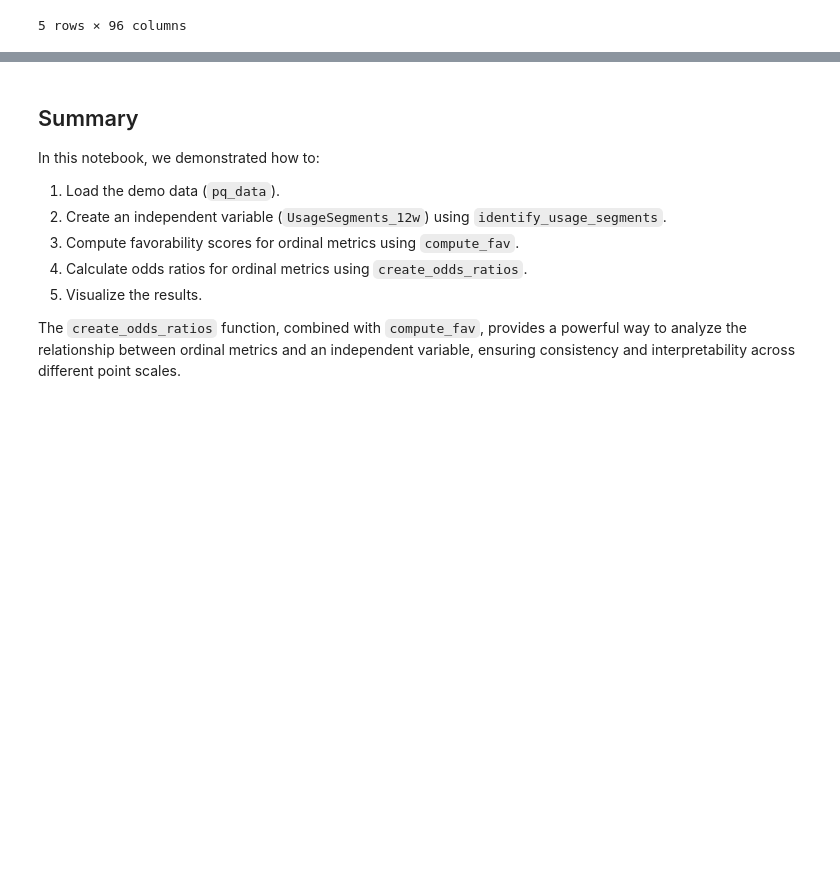
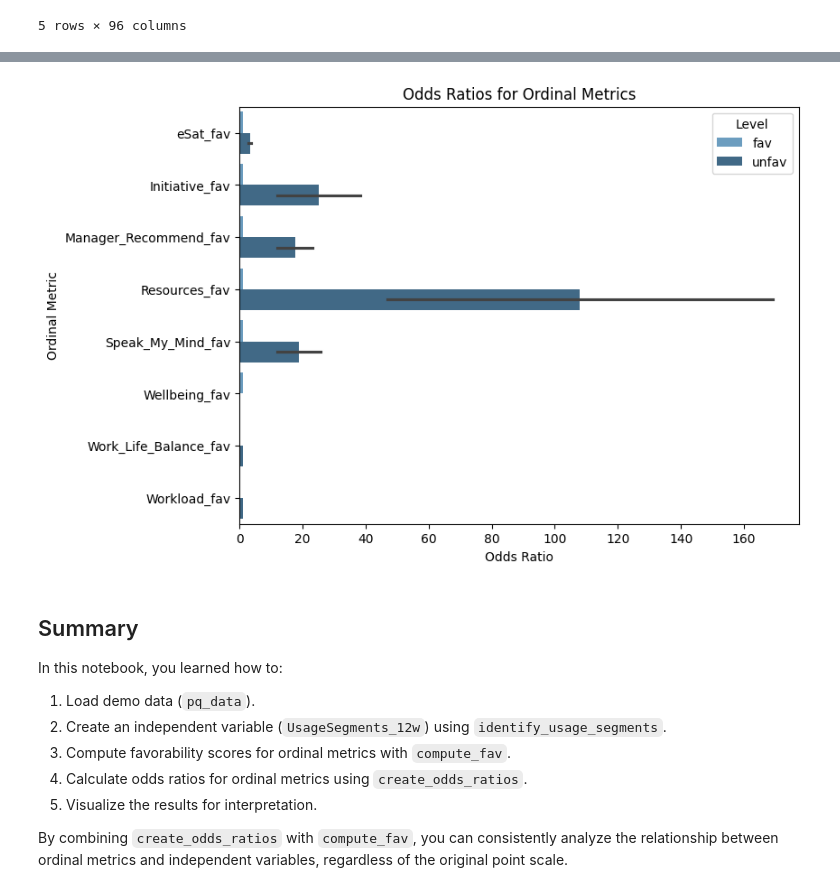
Before and after one commit to microsoft/vivainsights-py, a Jupyter notebook: docs/demo-create_odds_ratios.ipynb, the cells around one changed output, grey strips where cells are left out. Cells and saved outputs as stored; diff of their text form; code cells hidden in the pictures; blank space fills up the shorter version.

```diff
--- a/docs/demo-create_odds_ratios.ipynb
+++ b/docs/demo-create_odds_ratios.ipynb
@@ -162,16 +195,15 @@ The independent variable will be `UsageSegments_12w`.
 # %%
-# Reference the _100 versions of ordinal metrics
-ordinal_metrics_100 = [f"{metric}_100" for metric in ordinal_metrics]
+# Define ordinal metrics with '_fav' suffix
+ordinal_metrics_fav = [f"{metric}_fav" for metric in ordinal_metrics]
 
 # Calculate odds ratios
-odds_ratios_table = vi.create_odds_ratios(
+odds_ratios_table_fav = vi.create_odds_ratios(
     data=usage_segments_data,
-    ord_metrics=ordinal_metrics_100, # Using the _100 versions
+    ord_metrics=ordinal_metrics_fav,
     metric="UsageSegments_12w",
-    ord_item_options=5,  # Assuming a 5-point scale for ordinal metrics
     return_type="table"
 )
 
 # Display the odds ratios table
-odds_ratios_table
+print(odds_ratios_table_fav)
 # %% [output]
@@ -205,11 +264,24 @@ odds_ratios_plot.show()
+# %%
+# Visualize odds ratios for favorability
+odds_ratios_plot_fav = vi.create_odds_ratios(
+    data=usage_segments_data,
+    ord_metrics=ordinal_metrics_fav,
+    metric="UsageSegments_12w",
+    return_type="plot"
+)
+
+# Display the plot
+odds_ratios_plot_fav.show()
+# %% [output]
+[figure, added]
 # %% [markdown]
 ## Summary
 
-In this notebook, we demonstrated how to:
-1. Load the demo data (`pq_data`).
+In this notebook, you learned how to:
+1. Load demo data (`pq_data`).
 2. Create an independent variable (`UsageSegments_12w`) using `identify_usage_segments`.
-3. Compute favorability scores for ordinal metrics using `compute_fav`.
+3. Compute favorability scores for ordinal metrics with `compute_fav`.
 4. Calculate odds ratios for ordinal metrics using `create_odds_ratios`.
-5. Visualize the results.
+5. Visualize the results for interpretation.
 
-The `create_odds_ratios` function, combined with `compute_fav`, provides a powerful way to analyze the relationship between ordinal metrics and an independent variable, ensuring consistency and interpretability across different point scales.
+By combining `create_odds_ratios` with `compute_fav`, you can consistently analyze the relationship between ordinal metrics and independent variables, regardless of the original point scale.
```
Also changed, not shown: parts of 13 cells of this notebook.
